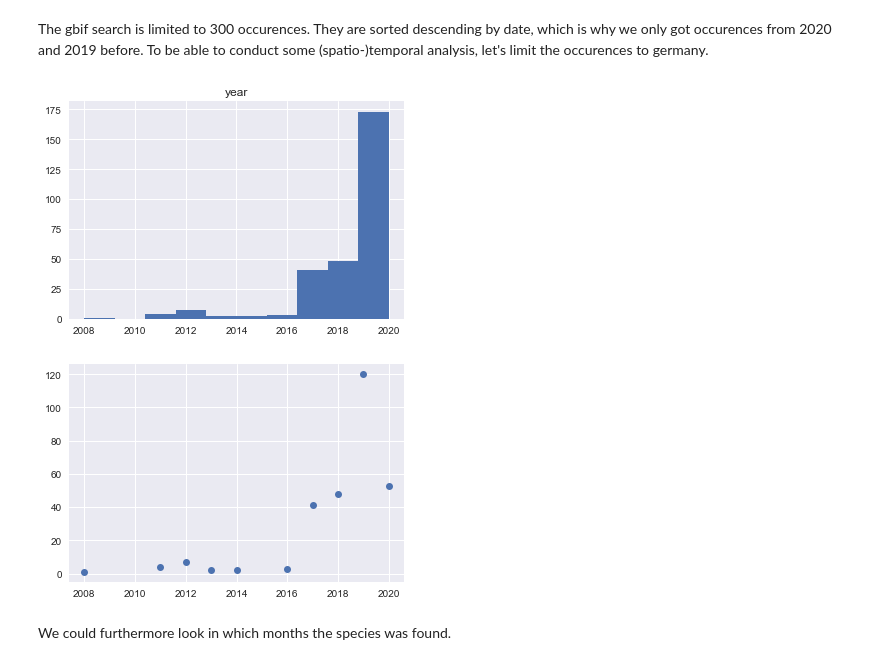
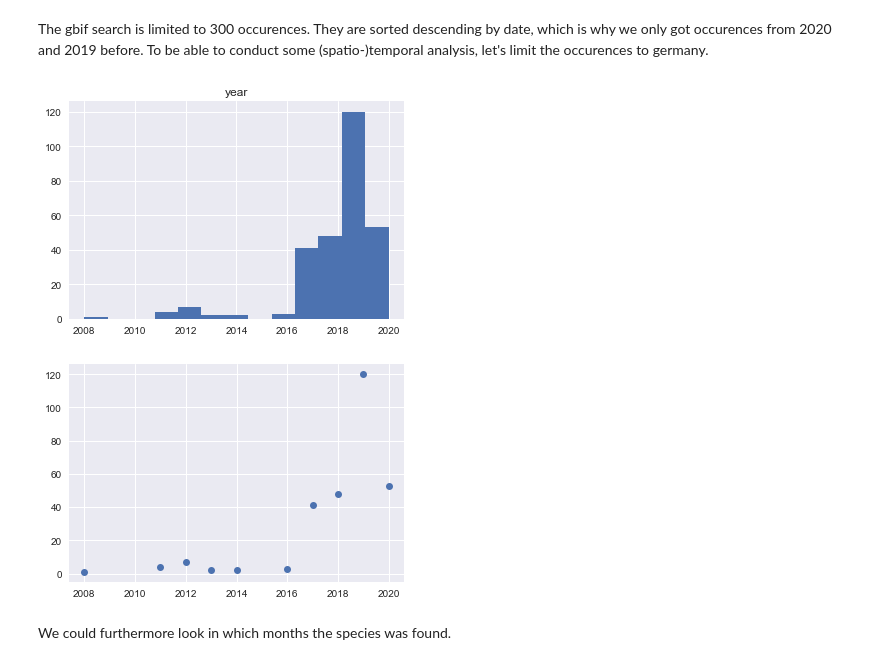
Before and after one commit to han16nah/final_project-han16nah, a Jupyter notebook: gbif_analysis.ipynb, the cells around one changed output. Drawn from its saved outputs; the diff is of its cells as text; code cells hidden in the pictures.

```diff
--- a/gbif_analysis.ipynb
+++ b/gbif_analysis.ipynb
@@ -221,13 +221,13 @@ isodontia_occ_dict_ger = occ.search(scientificName='Isodontia mexicana', country
 gdf_isodontia_ger = occs_to_gdf(isodontia_occ_dict_ger)
 # %%
 isodontia_ger_date_df = pd.DataFrame(gdf_isodontia_ger['year'])
-isodontia_ger_date_df.hist()
+isodontia_ger_date_df.hist(bins=13)
 isodontia_ger_date_df['year'] = pd.to_datetime(isodontia_ger_date_df['year'], format='%Y')
 plt.show()
 year, number = np.unique(isodontia_ger_date_df, return_counts=True)
 plt.plot_date(year, number);
 # %% [output]
-[figure, old version]
+[figure, new version]
 [figure]
 # %% [markdown]
 We could furthermore look in which months the species was found.
```
Also changed, not shown: parts of 5 cells of this notebook.
